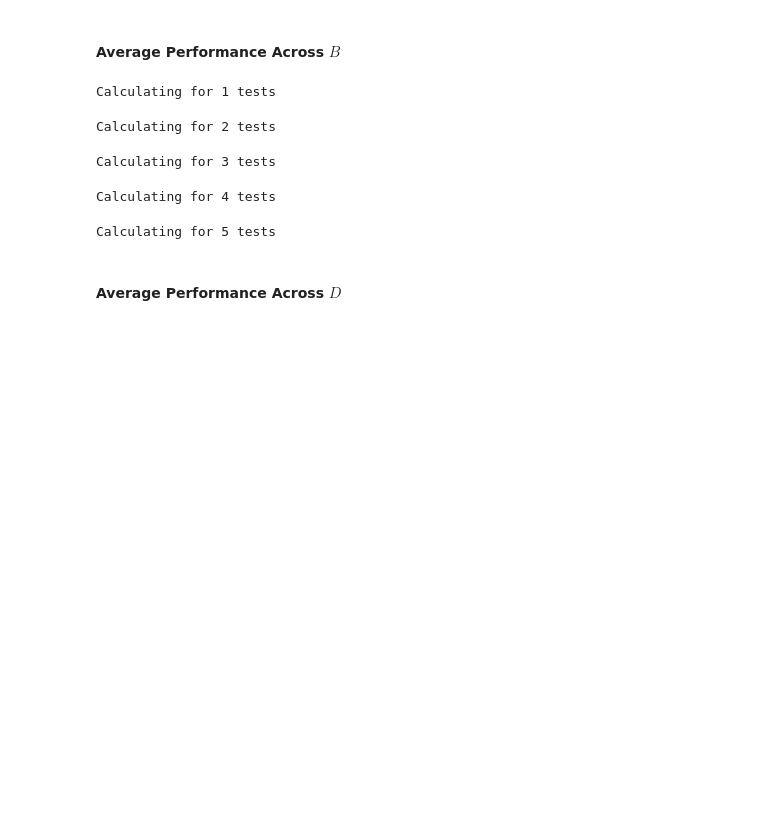
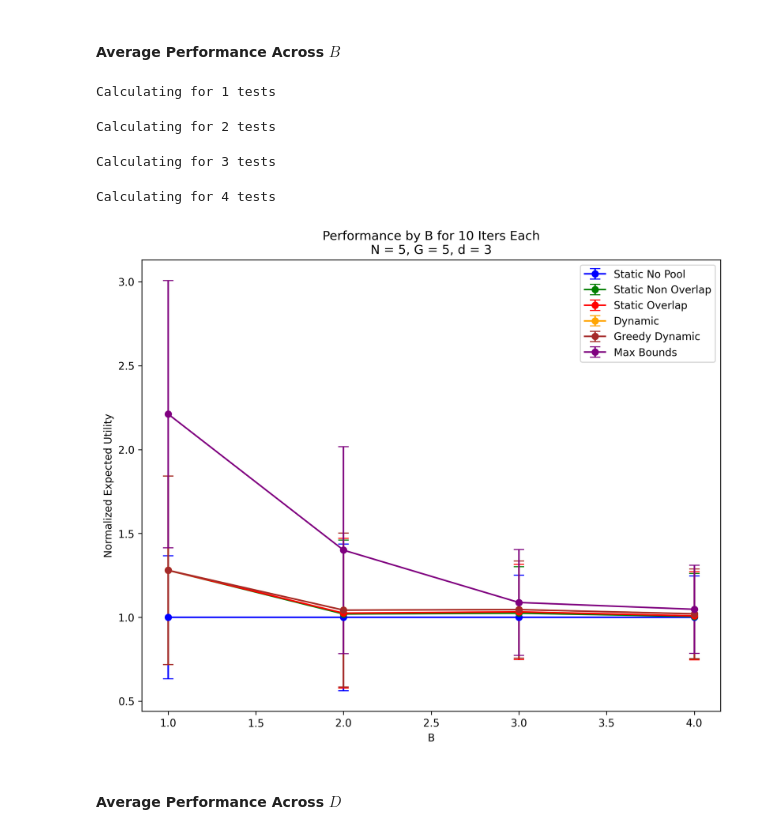
Before and after one commit to robtelloayala/pooled-testing, a Jupyter notebook: Pooled_Testing_Strategies.ipynb, the cells around one changed output. Saved outputs shown, nothing was run; the diff lists cells and outputs as text; code cells hidden in the pictures; blank space fills up the shorter version.

Commit message:
scatters

```diff
--- a/Pooled_Testing_Strategies.ipynb
+++ b/Pooled_Testing_Strategies.ipynb
@@ -1173,7 +1173,7 @@ Calculating for 10 agents
 iters = 10
 
 lower = 1
-upper = 5
+upper = 4
 
 N = 5
 G = 5
@@ -1220,34 +1220,34 @@ average_greedyDynamic = np.mean(greedyDynamic, axis=1) / np.mean(staticNoPool, a
 std_greedyDynamic = np.std(greedyDynamic, axis=1) / np.mean(staticNoPool, axis=1)
 
 average_max_bounds = np.mean(max_bounds, axis=1) / np.mean(staticNoPool, axis=1)
 std_max_bounds = np.std(max_bounds, axis=1) / np.mean(staticNoPool, axis=1)
 
 # Plot the average values and standard deviations
 x_values = range(1, len(average_staticNoPool) + 1)
 
 plt.figure(figsize=(10, 8))
 
 plt.errorbar(x_values, average_staticNoPool, yerr=std_staticNoPool, label='Static No Pool', fmt='o-', color='blue', capsize=5)
 plt.errorbar(x_values, average_staticNonOverlap, yerr=std_staticNonOverlap, label='Static Non Overlap', fmt='o-', color='green', capsize=5)
 plt.errorbar(x_values, average_staticOverlap, yerr=std_staticOverlap, label='Static Overlap', fmt='o-', color='red', capsize=5)
 plt.errorbar(x_values, average_dynamic, yerr=std_dynamic, label='Dynamic', fmt='o-', color='orange', capsize=5)
 plt.errorbar(x_values, average_greedyDynamic, yerr=std_greedyDynamic, label='Greedy Dynamic', fmt='o-', color='brown', capsize=5)
 plt.errorbar(x_values, average_max_bounds, yerr=std_max_bounds, label='Max Bounds', fmt='o-', color='purple', capsize=5)
 
 # Add labels, title, and legend
 plt.xlabel('B')
 plt.ylabel('Normalized Expected Utility')
 plt.title(f'Performance by B for {iters} Iters Each\nN = {N}, G = {G}, d = {d}')
 plt.legend()
 
 # Show plot
 plt.show()
 # %% [output]
 Calculating for 1 tests
 Calculating for 2 tests
 Calculating for 3 tests
 Calculating for 4 tests
-Calculating for 5 tests
+[figure, added]
 # %% [markdown]
 #### Average Performance Across $D$
 # %%
```
Also changed, not shown: parts of 11 cells of this notebook, 16 other files.
